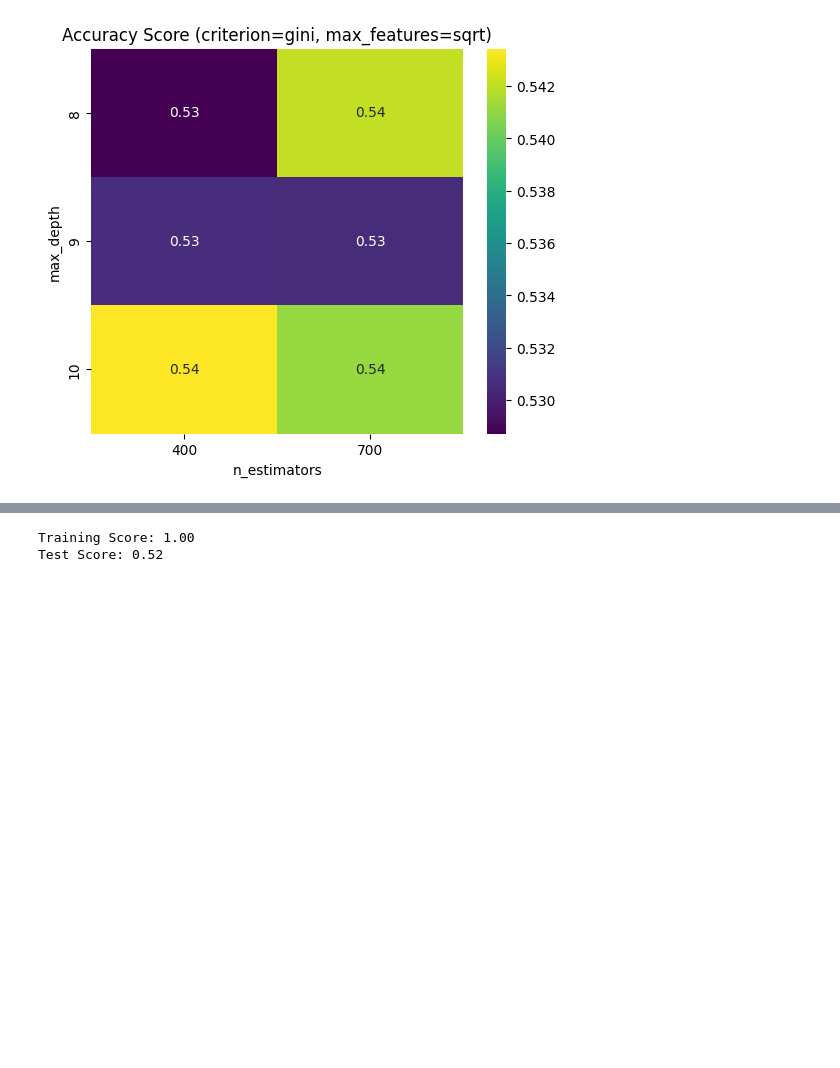
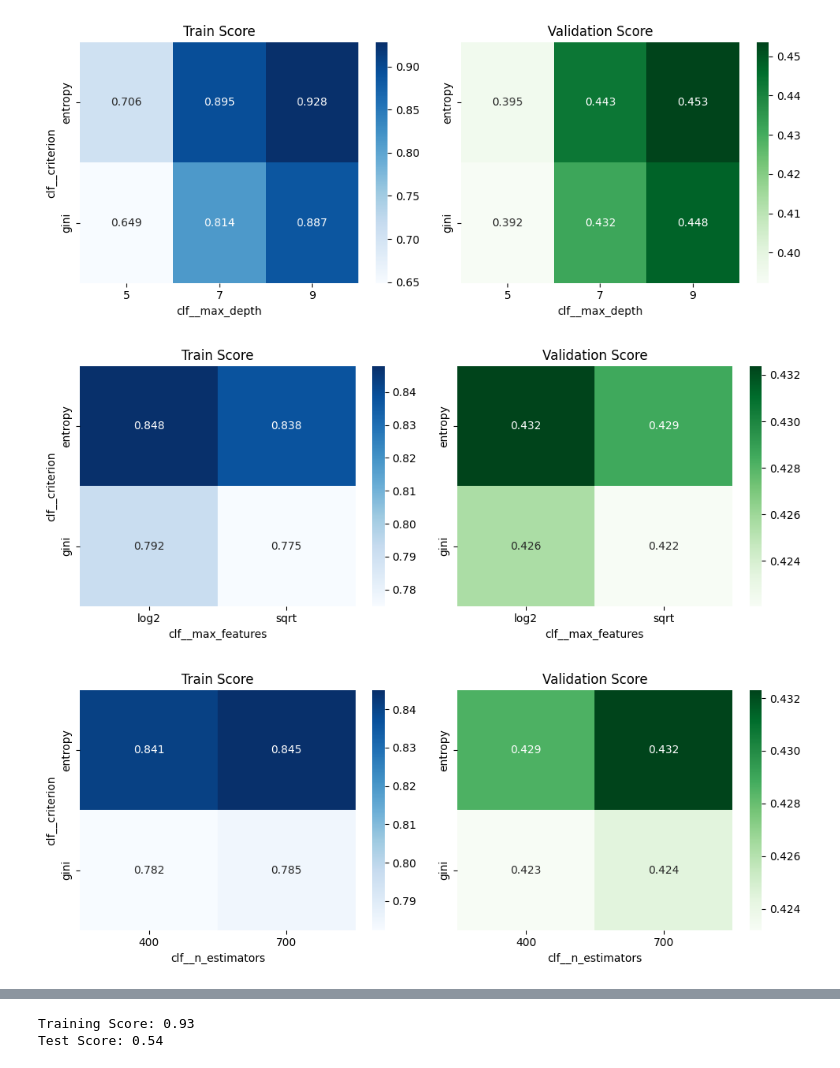
Before and after one commit to andreabochicchio02/ResumeMining, a Jupyter notebook: RandomForest/RandomForestD2V.ipynb, the cells around one changed output, grey strips where cells are left out. Drawn from its saved outputs; the diff is of its cells as text; code cells hidden in the pictures; blank space fills up the shorter version.

Commit message:
cleaned and updated RandomForest code

```diff
--- a/RandomForest/RandomForestD2V.ipynb
+++ b/RandomForest/RandomForestD2V.ipynb
@@ -67,5 +54,0 @@ y = df['Category']
-# %%
-X_train, X_test, y_train, y_test = train_test_split(X, y, test_size=0.2, random_state=42, stratify=y)
-# %%
-X_train = np.array(X_train)
-X_test = np.array(X_test)
@@ -117,2 +74,10 @@ def report(results, n_top=10):
 # %%
 skf = StratifiedKFold(n_splits=5)
+# %%
+class_counts = y_train.value_counts()
+min_classes = class_counts[class_counts < class_counts.mean()].index.tolist()
+
+print(f"Applicazione di SMOTE alle classi: {min_classes}")
+
+target_size = int(class_counts.max())
+sampling_strategy = {cls: target_size for cls in min_classes}
@@ -119 +86,6 @@ skf = StratifiedKFold(n_splits=5)
+# %%
+pipeline = Pipeline(steps=[
+    ('smote', SMOTE(sampling_strategy=sampling_strategy, random_state=42)),
+    ('clf', RandomForestClassifier(random_state=42, n_jobs=-1))
+])
 # %%
@@ -160,24 +136,36 @@ print(grid_search.best_params_)
 # %%
-# '''
+# DataFrame con i risultati
 results = pd.DataFrame(grid_search.cv_results_)
+param_cols = [col for col in results.columns if col.startswith("param_")]
 
-filtered = results[
-    (results['param_criterion'] == 'gini') &
-    (results['param_max_features'] == 'sqrt')
-]
+# Converti tutti i parametri in stringa per la pivot table
+for p in param_cols:
+    results[p] = results[p].astype(str)
 
-pvt = filtered.pivot_table(
-    values='mean_test_score',
-    index='param_max_depth',
-    columns='param_n_estimators'
-)
+# Heatmap per ogni coppia di parametri
+for p1, p2 in combinations(param_cols, 2):
+    try:
+        pivot_val = results.pivot_table(values='mean_test_score', index=p1, columns=p2)
+        pivot_train = results.pivot_table(values='mean_train_score', index=p1, columns=p2)
 
-f, ax = plt.subplots(figsize=(6, 5))
-sns.heatmap(pvt, cmap='viridis', annot=True, ax=ax)
-plt.title('Accuracy Score (criterion=gini, max_features=sqrt)')
-plt.xlabel('n_estimators')
-plt.ylabel('max_depth')
-plt.show()
-# '''
+        if pivot_val.shape[0] > 1 and pivot_val.shape[1] > 1:
+            fig, axes = plt.subplots(1, 2, figsize=(10, 4))
+
+            sns.heatmap(pivot_train, annot=True, fmt=".3f", cmap="Blues", ax=axes[0])
+            axes[0].set_title(f"Train Score")
+            axes[0].set_xlabel(p2.replace("param_", ""))
+            axes[0].set_ylabel(p1.replace("param_", ""))
+
+            sns.heatmap(pivot_val, annot=True, fmt=".3f", cmap="Greens", ax=axes[1])
+            axes[1].set_title(f"Validation Score")
+            axes[1].set_xlabel(p2.replace("param_", ""))
+            axes[1].set_ylabel("")
+
+            plt.tight_layout()
+            plt.show()
+    except Exception as e:
+        print(f"Errore con {p1} e {p2}: {e}")
 # %% [output]
-[figure, old version]
+[figure, new version]
+[figure, added]
+[figure, added]
@@ -192,7 +178,7 @@ prediction = RF_Model_best.predict(X_test)
 # %%
-print("Training Score: {:.2f}".format(RF_Model_best.score(X_train_resampled, y_train_resampled)))
+print("Training Score: {:.2f}".format(RF_Model_best.score(X_train, y_train)))
 print("Test Score: {:.2f}".format(RF_Model_best.score(X_test, y_test)))
 # %% [output]
-Training Score: 1.00
-Test Score: 0.52
+Training Score: 0.93
+Test Score: 0.54
 # %%
```
Also changed, not shown: parts of 25 cells of this notebook, 5 other files.
